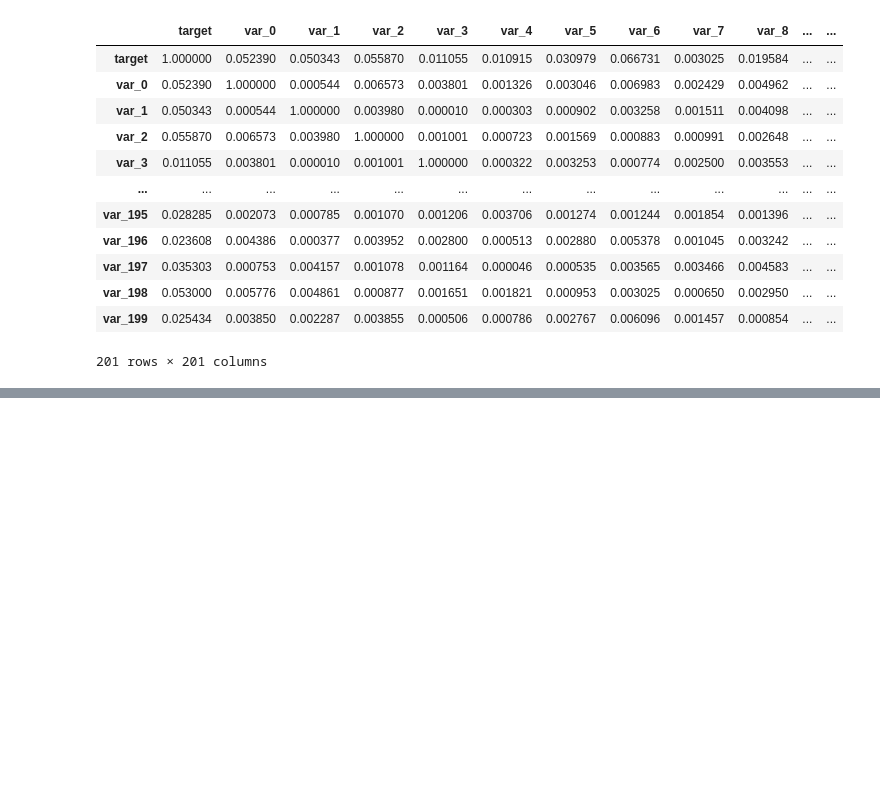
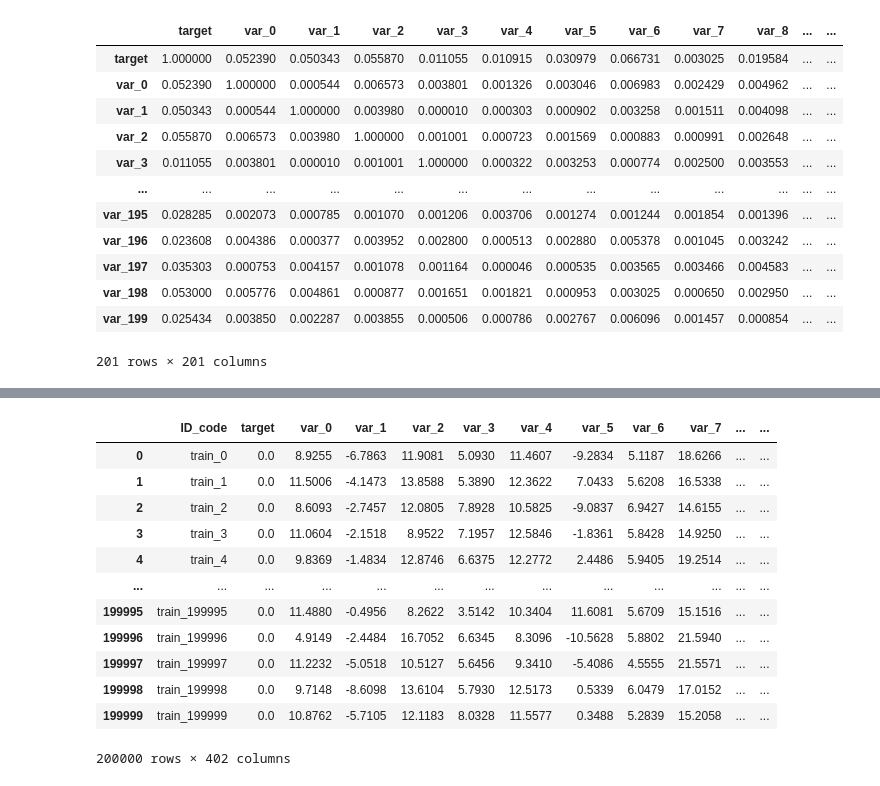
Before and after one commit to ErikLarssonDev/PyTorch, a Jupyter notebook: kaggle_santander_customer_transaction_prediction/kaggle_santander_customer_transaction_prediction.ipynb, the cells around one changed output, grey strips where cells are left out. Cells and saved outputs as stored; diff of their text form; code cells hidden in the pictures; blank space fills up the shorter version.

```diff
--- a/kaggle_santander_customer_transaction_prediction/kaggle_santander_customer_transaction_prediction.ipynb
+++ b/kaggle_santander_customer_transaction_prediction/kaggle_santander_customer_transaction_prediction.ipynb
@@ -38,0 +95,4 @@ correlation_matrix # Low correlations
+# %%
+real_test = train_and_test[train_and_test["ID_code"].str.contains("test")].copy()
+real_test.drop(["target"], axis=1, inplace=True)
+train = train_and_test[train_and_test["ID_code"].str.contains("train")].copy()
@@ -38,0 +104,16 @@ correlation_matrix # Low correlations
+# %%
+train
+# %% [output]
+|  | ID_code | target | var_0 | var_1 | var_2 | var_3 | var_4 | var_5 | var_6 | var_7 | ... | ... |
+| 0 | train_0 | 0.0 | 8.9255 | -6.7863 | 11.9081 | 5.0930 | 11.4607 | -9.2834 | 5.1187 | 18.6266 | ... | ... |
+| 1 | train_1 | 0.0 | 11.5006 | -4.1473 | 13.8588 | 5.3890 | 12.3622 | 7.0433 | 5.6208 | 16.5338 | ... | ... |
+| 2 | train_2 | 0.0 | 8.6093 | -2.7457 | 12.0805 | 7.8928 | 10.5825 | -9.0837 | 6.9427 | 14.6155 | ... | ... |
+| 3 | train_3 | 0.0 | 11.0604 | -2.1518 | 8.9522 | 7.1957 | 12.5846 | -1.8361 | 5.8428 | 14.9250 | ... | ... |
+| 4 | train_4 | 0.0 | 9.8369 | -1.4834 | 12.8746 | 6.6375 | 12.2772 | 2.4486 | 5.9405 | 19.2514 | ... | ... |
+| ... | ... | ... | ... | ... | ... | ... | ... | ... | ... | ... | ... | ... |
+| 199995 | train_199995 | 0.0 | 11.4880 | -0.4956 | 8.2622 | 3.5142 | 10.3404 | 11.6081 | 5.6709 | 15.1516 | ... | ... |
+| 199996 | train_199996 | 0.0 | 4.9149 | -2.4484 | 16.7052 | 6.6345 | 8.3096 | -10.5628 | 5.8802 | 21.5940 | ... | ... |
+| 199997 | train_199997 | 0.0 | 11.2232 | -5.0518 | 10.5127 | 5.6456 | 9.3410 | -5.4086 | 4.5555 | 21.5571 | ... | ... |
+| 199998 | train_199998 | 0.0 | 9.7148 | -8.6098 | 13.6104 | 5.7930 | 12.5173 | 0.5339 | 6.0479 | 17.0152 | ... | ... |
+| 199999 | train_199999 | 0.0 | 10.8762 | -5.7105 | 12.1183 | 8.0328 | 11.5577 | 0.3488 | 5.2839 | 15.2058 | ... | ... |
+200000 rows × 402 columns
```
Also changed, not shown: parts of 9 cells of this notebook, 4 other files.
